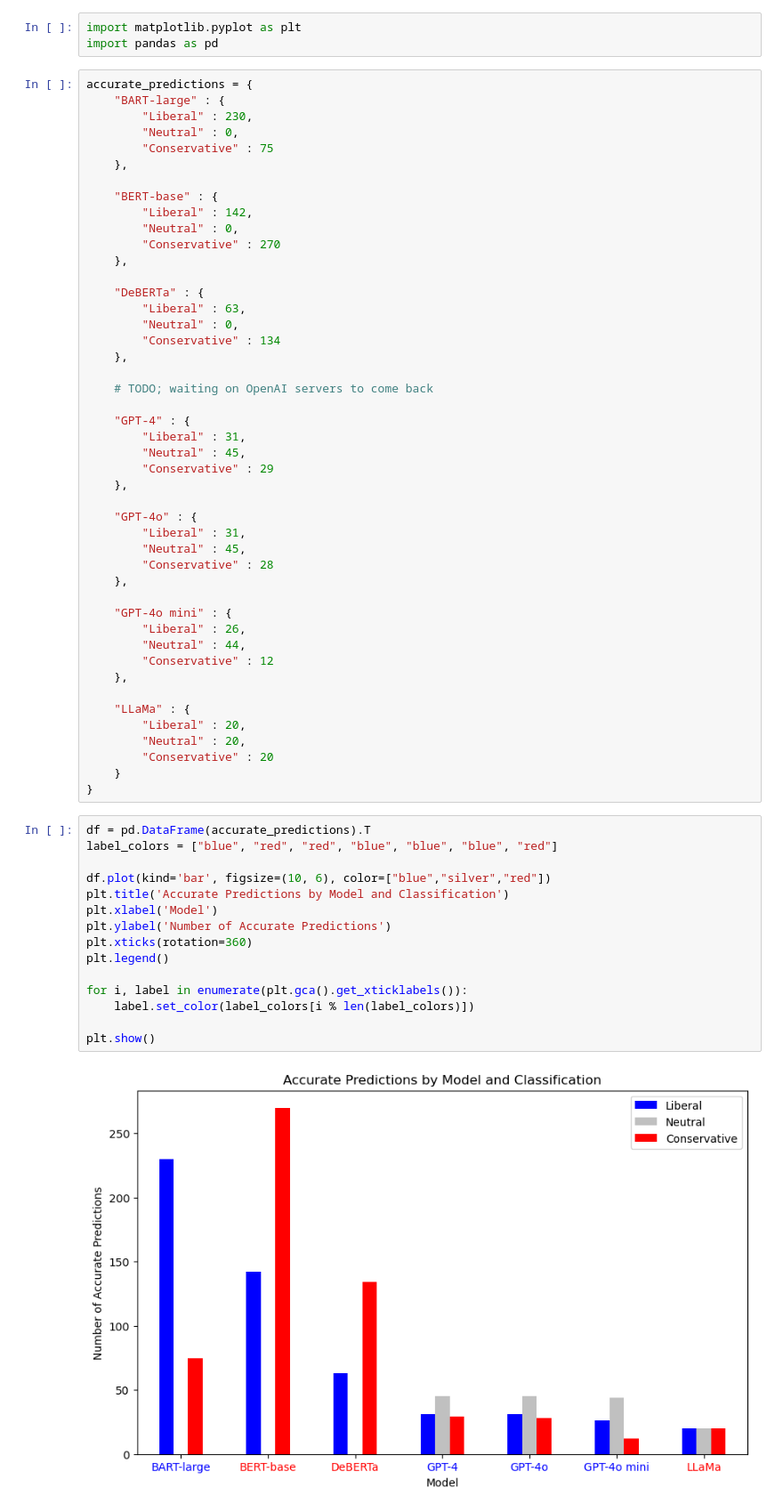
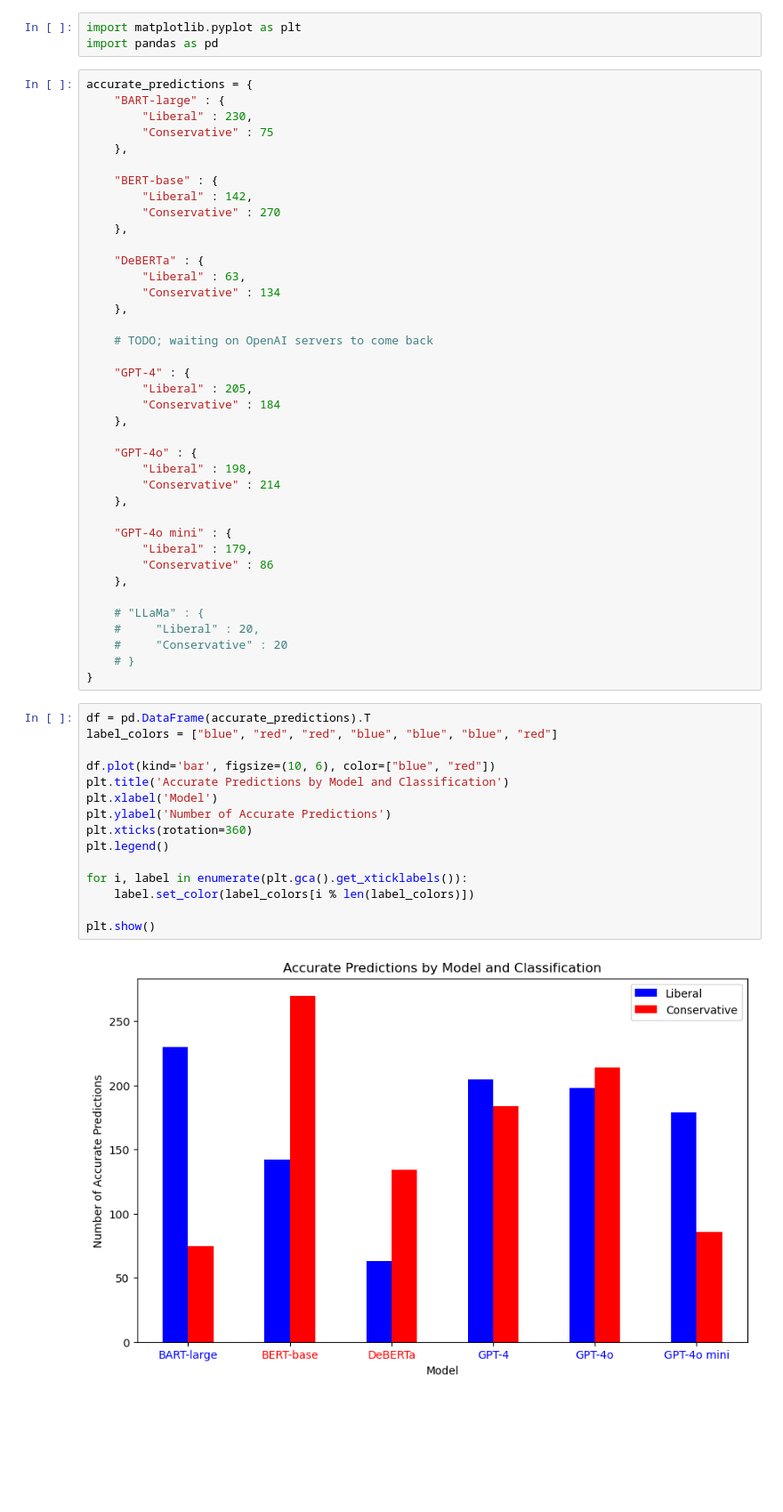
Before and after one commit to luhaza/pid-of-nlp-models, a Jupyter notebook: models/figures.ipynb, the cells around one changed output. Shown: that part at 89% size. Saved outputs shown, nothing was run; the diff lists cells and outputs as text; blank space fills up the shorter version.

Commit message:
final gpt results + figures

```diff
--- a/models/figures.ipynb
+++ b/models/figures.ipynb
@@ -5,62 +5,55 @@ import pandas as pd
 accurate_predictions = {
     "BART-large" : {
         "Liberal" : 230,
-        "Neutral" : 0,
         "Conservative" : 75
     },
 
     "BERT-base" : {
         "Liberal" : 142,
-        "Neutral" : 0,
         "Conservative" : 270
     },
 
     "DeBERTa" : {
         "Liberal" : 63,
-        "Neutral" : 0,
         "Conservative" : 134
     },
 
     # TODO; waiting on OpenAI servers to come back
 
     "GPT-4" : {
-        "Liberal" : 31,
-        "Neutral" : 45,
-        "Conservative" : 29
+        "Liberal" : 205,
+        "Conservative" : 184
     },
 
     "GPT-4o" : {
-        "Liberal" : 31,
-        "Neutral" : 45,
-        "Conservative" : 28
+        "Liberal" : 198,
+        "Conservative" : 214
     },
 
     "GPT-4o mini" : {
-        "Liberal" : 26,
-        "Neutral" : 44,
-        "Conservative" : 12
+        "Liberal" : 179,
+        "Conservative" : 86
     },
 
-    "LLaMa" : {
-        "Liberal" : 20,
-        "Neutral" : 20,
-        "Conservative" : 20
-    }
+    # "LLaMa" : {
+    #     "Liberal" : 20,
+    #     "Conservative" : 20
+    # }
 }
 # %%
 df = pd.DataFrame(accurate_predictions).T
 label_colors = ["blue", "red", "red", "blue", "blue", "blue", "red"]
 
-df.plot(kind='bar', figsize=(10, 6), color=["blue","silver","red"])
+df.plot(kind='bar', figsize=(10, 6), color=["blue", "red"])
 plt.title('Accurate Predictions by Model and Classification')
 plt.xlabel('Model')
 plt.ylabel('Number of Accurate Predictions')
 plt.xticks(rotation=360)
 plt.legend()
 
 for i, label in enumerate(plt.gca().get_xticklabels()):
     label.set_color(label_colors[i % len(label_colors)])
 
 plt.show()
 # %% [output]
-[figure, old version]
+[figure, new version]
```
Also changed, not shown: parts of 1 cell of this notebook, 9 other files.
